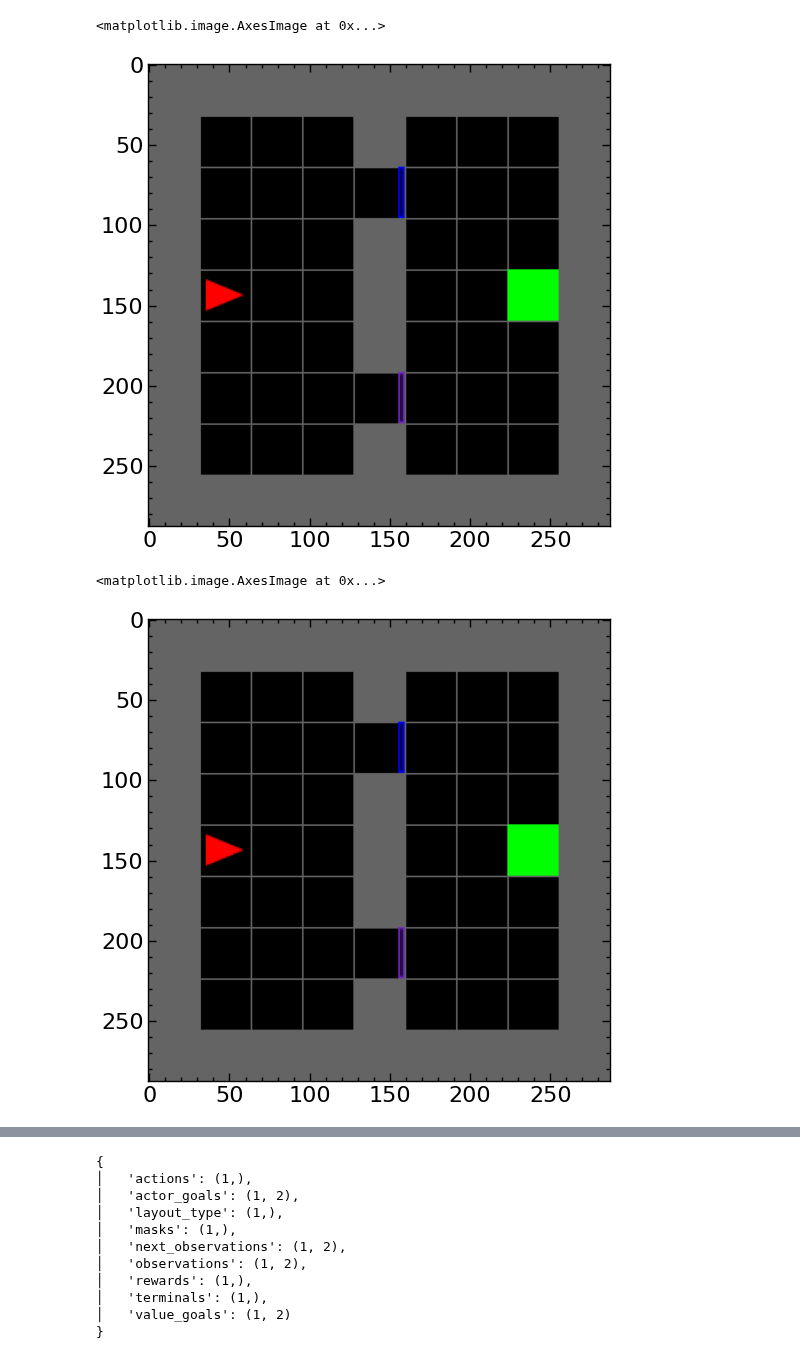
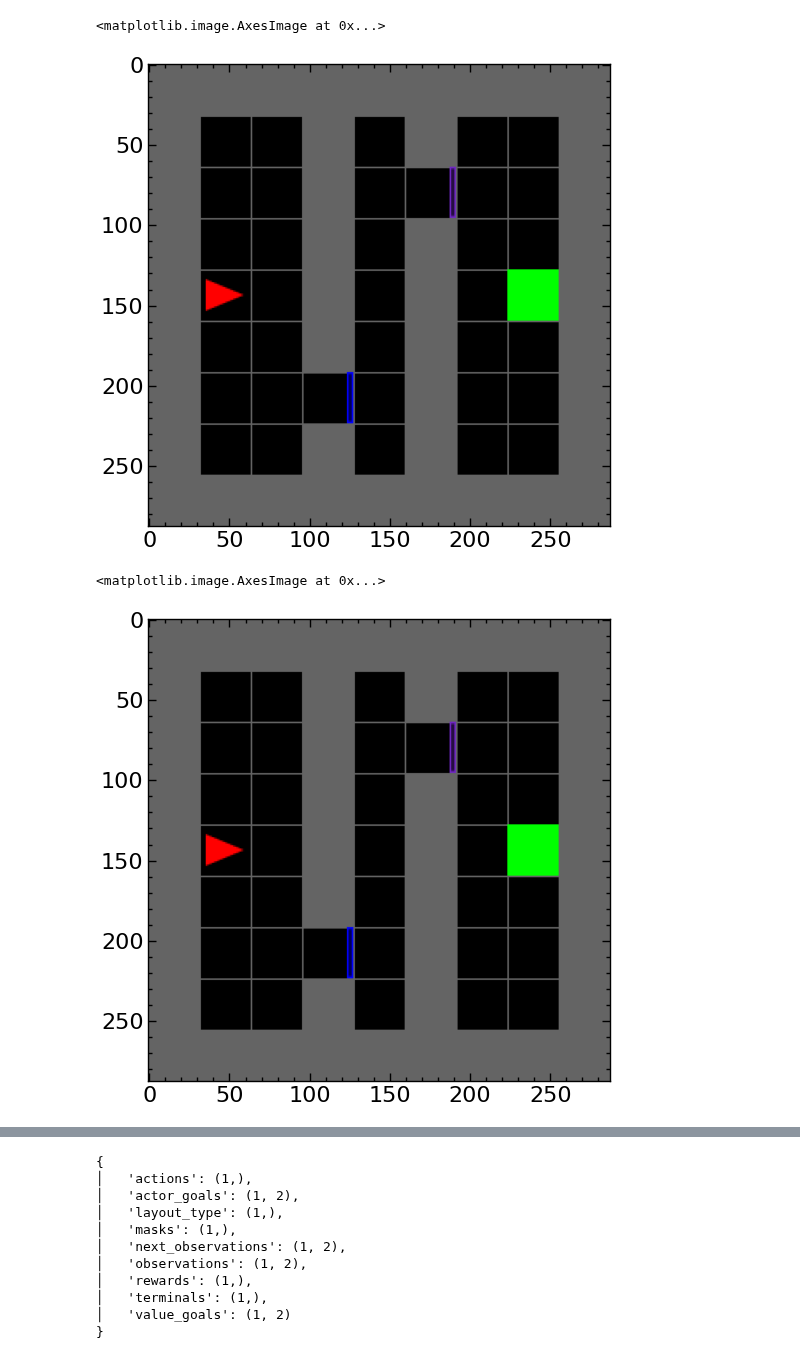
Before and after one commit to skylooop/BeliefConditionedFB, a Jupyter notebook: notebooks/in_context_gciql.ipynb, the cells around one changed output, grey strips where cells are left out. Saved outputs shown, nothing was run; the diff lists cells and outputs as text; code cells hidden in the pictures.

```diff
--- a/notebooks/in_context_gciql.ipynb
+++ b/notebooks/in_context_gciql.ipynb
@@ -34,21 +34,21 @@ GLOBAL_KEY = jax.random.key(42)
 # %%
 from envs.minigrid.doors_grid import DynamicsGeneralization_Doors, MinigridWrapper
 
 env = DynamicsGeneralization_Doors(render_mode="rgb_array", highlight=False, max_steps=200)
-# env._gen_grid = partial(env._gen_grid, layout_type=1)
+env._gen_grid = partial(env._gen_grid, layout_type=0)
 env = MinigridWrapper(env)
 
 env.reset()
 plt.imshow(env.render())
 # %% [output]
 <matplotlib.image.AxesImage at 0x...>
-[figure, old version]
+[figure, new version]
 # %%
 env.step(0)
 plt.imshow(env.render())
 # %% [output]
 <matplotlib.image.AxesImage at 0x...>
-[figure, old version]
+[figure, new version]
 # %%
 from envs.minigrid.env_utils import random_exploration
 
```
Also changed, not shown: parts of 5 cells of this notebook, 6 other files.
